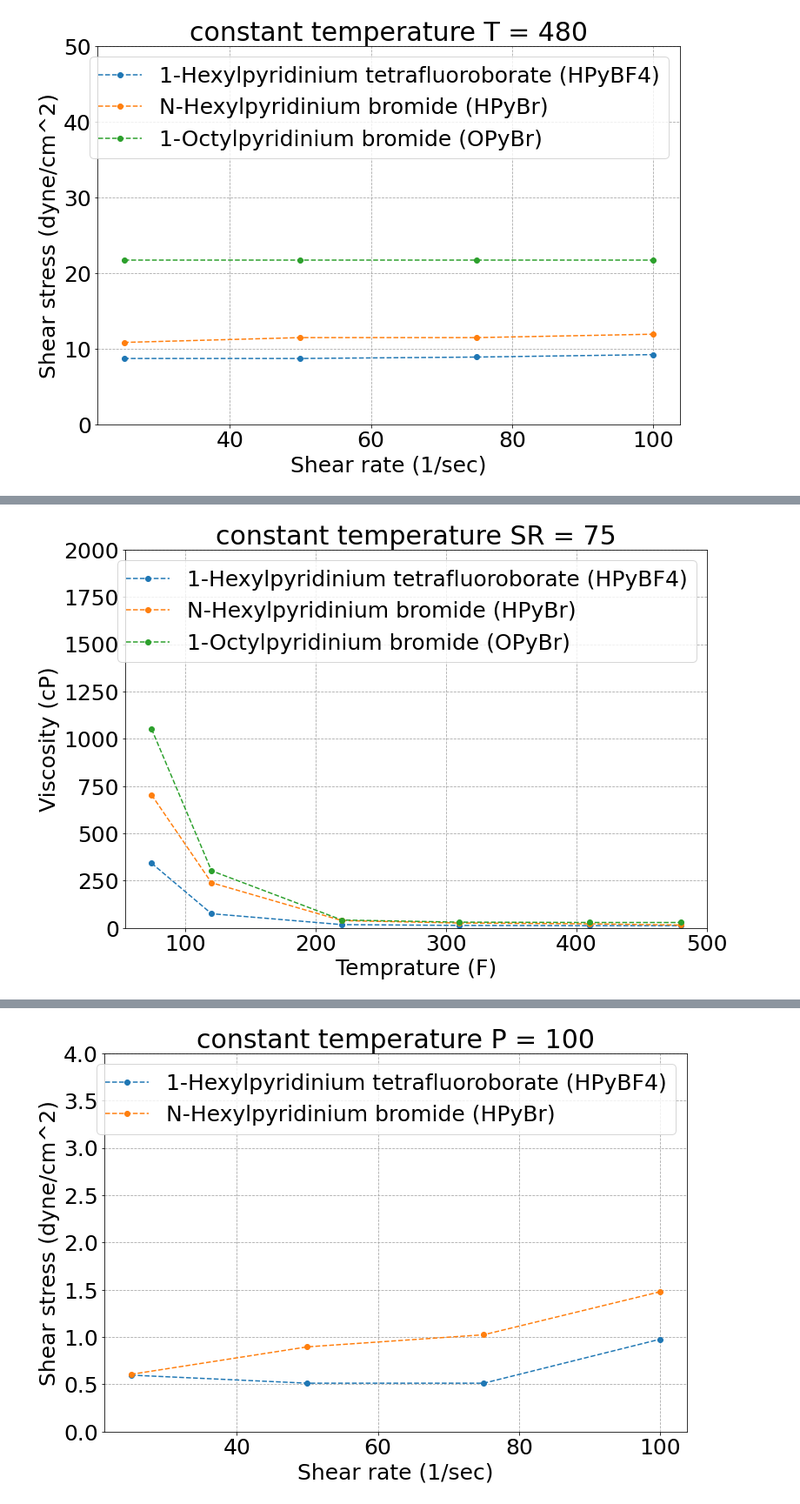
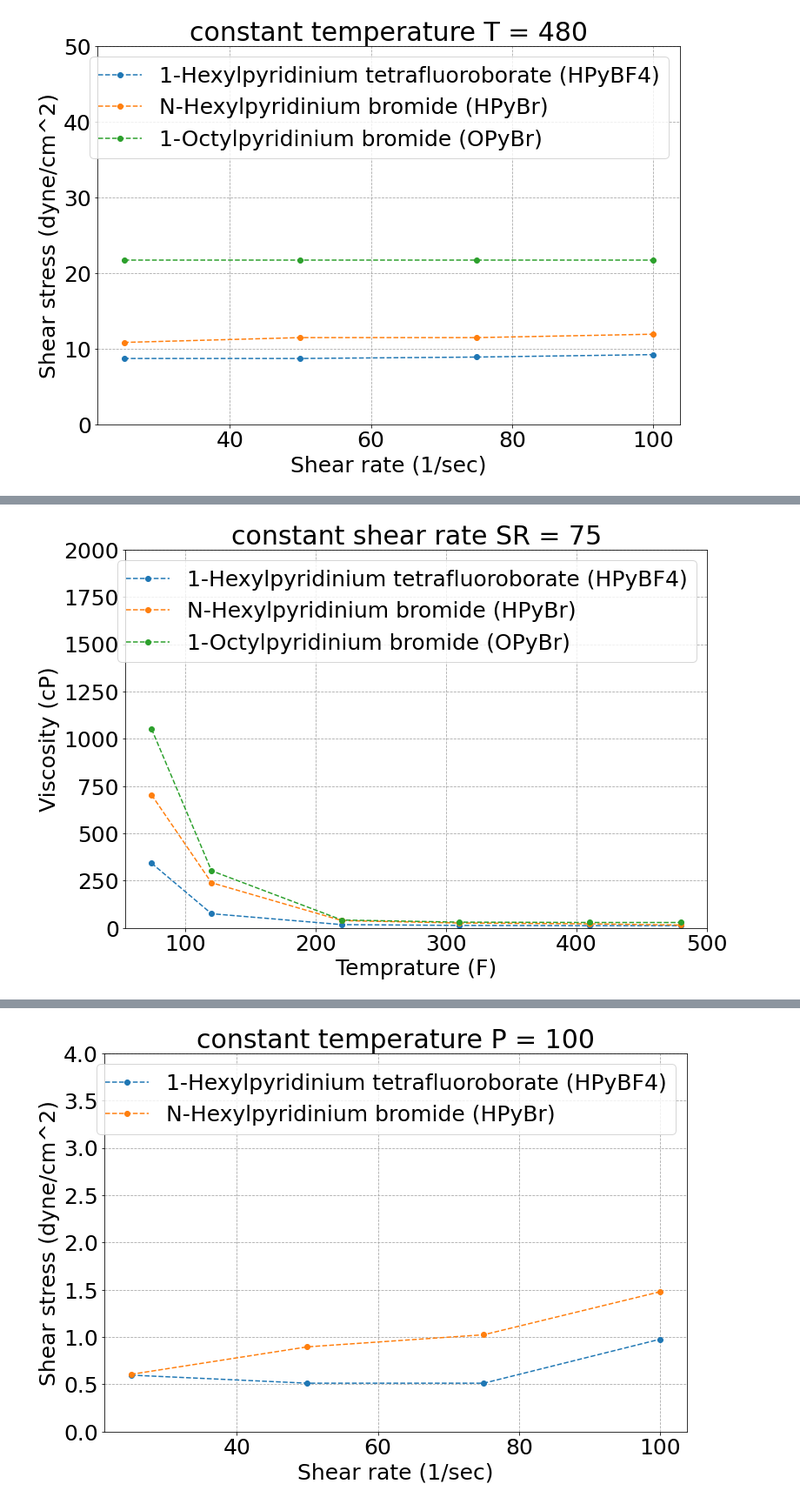
Before and after one commit to Atashnezhad/hpht, a Jupyter notebook: P05.ipynb, the cells around one changed output, grey strips where cells are left out. Shown at 87% size. Cells and saved outputs as stored; diff of their text form; code cells hidden in the pictures.

```diff
--- a/P05.ipynb
+++ b/P05.ipynb
@@ -107,25 +129,25 @@ my_dict = obj.plot_data_4(
 # %%
 obj = MyPlot()
 my_dict = obj.plot_data_4(
     data,
 
     il_names=["HPyBF4_CP", "HPyBr_CP", "OPyBr_CP"],
     grouop_by_parameter=("SR", 75),
 
     # il_names=["HPyBF4_CT", "HPyBr_CT"],
     # grouop_by_parameter=("P", 1800),
     x_parameter="T",
     y_parameter="cP",
 
     font_size=25,
     maping_dict=mapping_dict,
-    title="constant temperature",
+    title="constant shear rate",
     y_lim=(0, 2000),
     x_label="Temprature (F)",
     y_label="Viscosity (cP)",
 )
 # %% [output]
-[figure, old version]
+[figure, new version]
 # %%
 obj = MyPlot()
 my_dict = obj.plot_data_4(
```
Also changed, not shown: parts of 3 cells of this notebook.
